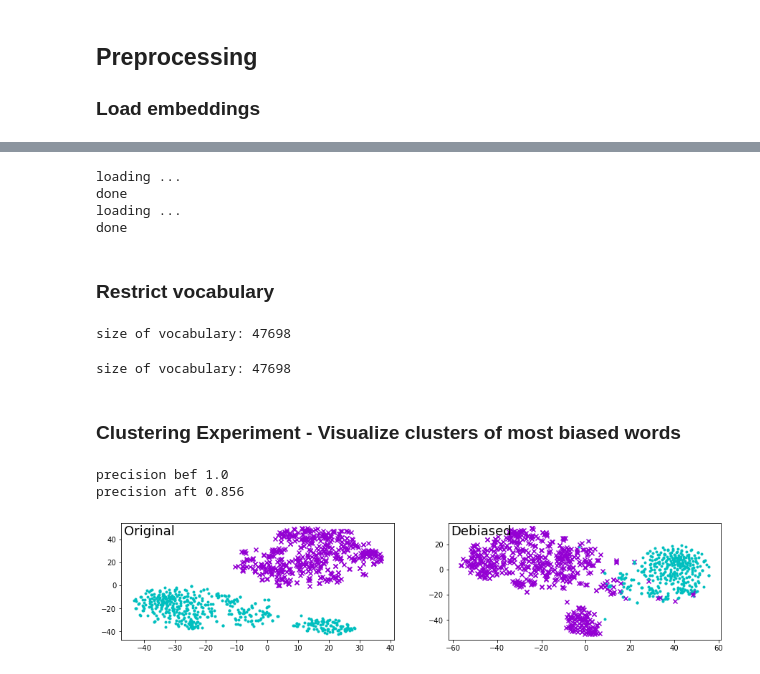
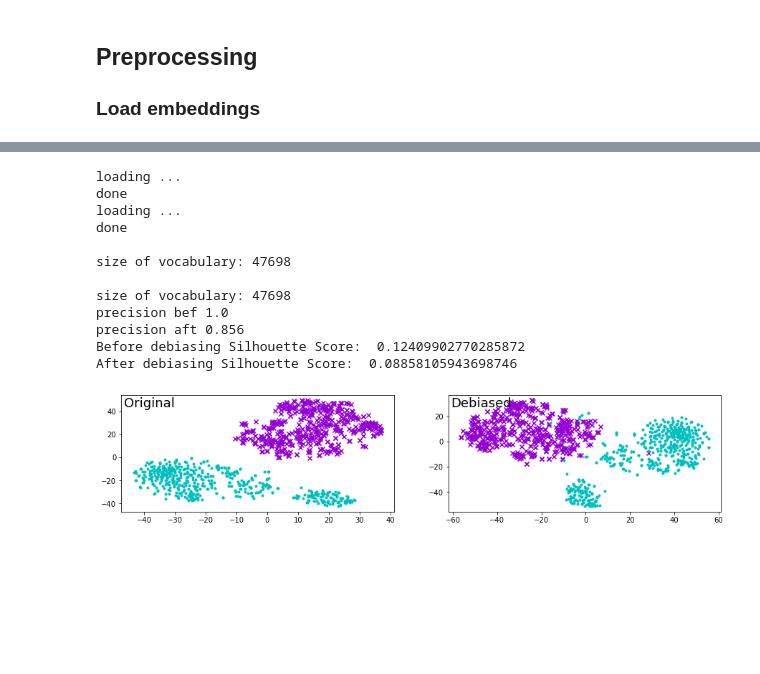
Before and after one commit to ChristianCme/6882finalproject, a Jupyter notebook: Visualization/remaining_bias_2018.ipynb, the cells around one changed output, grey strips where cells are left out. Cells and saved outputs as stored; diff of their text form; code cells hidden in the pictures; blank space fills up the shorter version.

```diff
--- a/Visualization/remaining_bias_2018.ipynb
+++ b/Visualization/remaining_bias_2018.ipynb
@@ -145,12 +271,16 @@ def compute_bias_by_projection(space_to_tag, full_space):
 # %%
-vocab = {}
-wv = {}
-w2i = {}
-
-load_and_normalize('bef', '../data/Zhao/orig_glove', vocab, wv, w2i)
-load_wo_normalize('aft', '../data/Zhao/gn_glove', vocab, wv, w2i)
+main('../data/Zhao/orig_glove', '../data/Zhao/gn_glove')
 # %% [output]
 loading ...
 done
 loading ...
 done
+
+size of vocabulary: 47698
+
+size of vocabulary: 47698
+precision bef 1.0
+precision aft 0.856
+Before debiasing Silhouette Score:  0.12409902770285872
+After debiasing Silhouette Score:  0.08858105943698746
+[figure, added]
@@ -168,25 +286,0 @@ wv['aft'] = normalize(wv['aft'])
-# %% [markdown]
-### Restrict vocabulary
-# %%
-# create the reduced vocabularies and embeddings before and after, without gendered specific words
-
-gender_specific = []
-with open('../data/lists/male_word_file.txt') as f:
-    for l in f:
-        gender_specific.append(l.strip())
-with open('../data/lists/female_word_file.txt') as f:
-    for l in f:
-        gender_specific.append(l.strip())
-
-exclude_words = gender_specific
-
-# create spaces of limited vocabulary
-vocab['limit_bef'], wv['limit_bef'], w2i['limit_bef'] = limit_vocab('bef', exclude = exclude_words)
-vocab['limit_aft'], wv['limit_aft'], w2i['limit_aft'] = limit_vocab('aft', exclude = exclude_words, vec_len = 299)
-
-assert(vocab['limit_aft'] == vocab['limit_bef'])
-# %% [output]
-size of vocabulary: 47698
-size of vocabulary: 47698
-# %% [markdown]
-### Clustering Experiment - Visualize clusters of most biased words
@@ -262,24 +286,0 @@ def cluster_and_visualize(words, X_bef, X_aft, random_state, y_true, num=2):
-# %%
-# Cluster most biased words before and after debiasing
-import operator
-import random
-random.seed(1)
-random_state = 1
-
-# compute bias-by-projection before and after debiasing
-gender_bias_bef = compute_bias_by_projection('limit_bef', 'bef')
-gender_bias_aft = compute_bias_by_projection('limit_aft', 'aft')
-
-
-size = 500
-sorted_g = sorted(gender_bias_bef.items(), key=operator.itemgetter(1))
-female = [item[0] for item in sorted_g[:size]]
-male = [item[0] for item in sorted_g[-size:]]
-
-X_bef, X_aft = extract_vectors(male + female)
-y_true = [0]*size + [1]*size
-cluster_and_visualize(male + female, X_bef, X_aft, random_state, y_true)
-# %% [output]
-precision bef 1.0
-precision aft 0.856
-[figure, removed]
```
Also changed, not shown: parts of 10 cells of this notebook.
